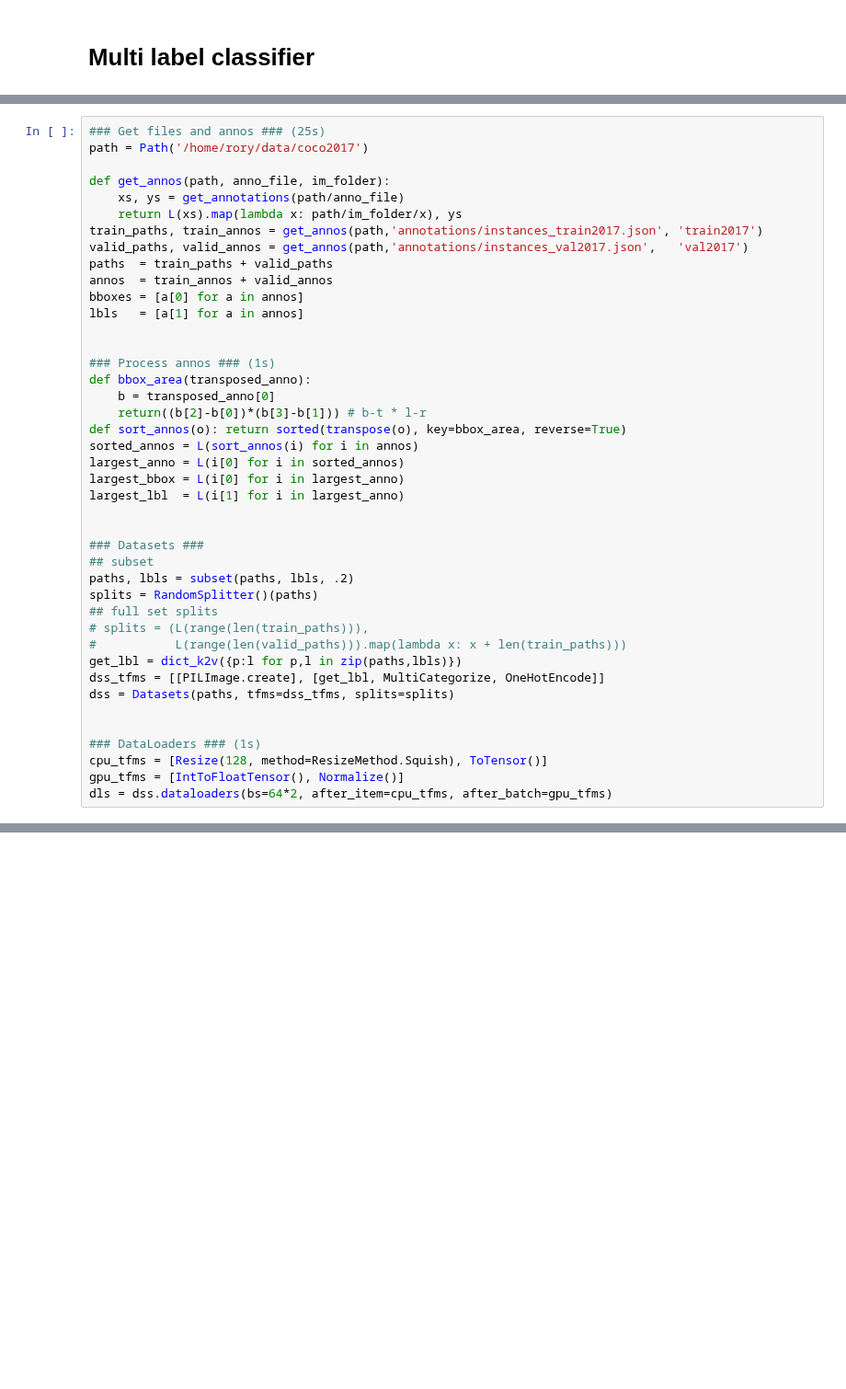
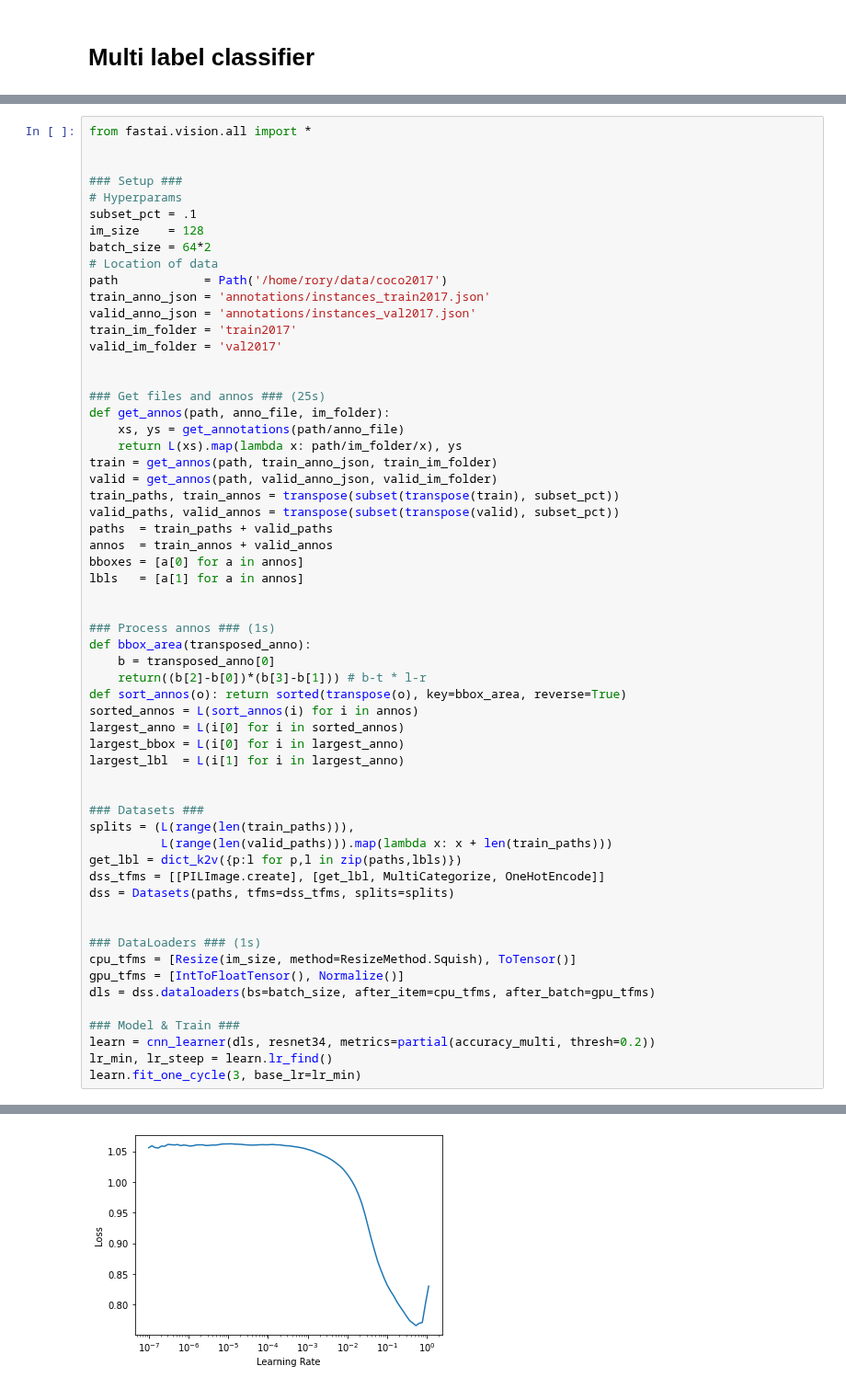
Before and after one commit to mccallion/rory, a Jupyter notebook: _20200923_coco_using_mid_level_api.ipynb, the cells around one changed output, grey strips where cells are left out. Shown at 92% size. Saved outputs shown, nothing was run; the diff lists cells and outputs as text; blank space fills up the shorter version.

Commit message:
Multicat working at 96+ acc

```diff
--- a/_20200923_coco_using_mid_level_api.ipynb
+++ b/_20200923_coco_using_mid_level_api.ipynb
@@ -268,12 +243,28 @@ test_eq(subset(ones, zeros, .66),
 # %%
+from fastai.vision.all import *
+
+
+### Setup ###
+# Hyperparams
+subset_pct = .1
+im_size    = 128
+batch_size = 64*2
+# Location of data
+path            = Path('/home/rory/data/coco2017')
+train_anno_json = 'annotations/instances_train2017.json'
+valid_anno_json = 'annotations/instances_val2017.json'
+train_im_folder = 'train2017'
+valid_im_folder = 'val2017'
+
+
 ### Get files and annos ### (25s)
-path = Path('/home/rory/data/coco2017')
-
 def get_annos(path, anno_file, im_folder):
     xs, ys = get_annotations(path/anno_file)
     return L(xs).map(lambda x: path/im_folder/x), ys
-train_paths, train_annos = get_annos(path,'annotations/instances_train2017.json', 'train2017')
-valid_paths, valid_annos = get_annos(path,'annotations/instances_val2017.json',   'val2017')
+train = get_annos(path, train_anno_json, train_im_folder)
+valid = get_annos(path, valid_anno_json, valid_im_folder)
+train_paths, train_annos = transpose(subset(transpose(train), subset_pct))
+valid_paths, valid_annos = transpose(subset(transpose(valid), subset_pct))
 paths  = train_paths + valid_paths
 annos  = train_annos + valid_annos
 bboxes = [a[0] for a in annos]
@@ -292,18 +283,20 @@ largest_lbl  = L(i[1] for i in largest_anno)
 
 
 ### Datasets ###
-## subset
-paths, lbls = subset(paths, lbls, .2)
-splits = RandomSplitter()(paths)
-## full set splits
-# splits = (L(range(len(train_paths))),
-#           L(range(len(valid_paths))).map(lambda x: x + len(train_paths)))
+splits = (L(range(len(train_paths))),
+          L(range(len(valid_paths))).map(lambda x: x + len(train_paths)))
 get_lbl = dict_k2v({p:l for p,l in zip(paths,lbls)})
 dss_tfms = [[PILImage.create], [get_lbl, MultiCategorize, OneHotEncode]]
 dss = Datasets(paths, tfms=dss_tfms, splits=splits)
 
 
 ### DataLoaders ### (1s)
-cpu_tfms = [Resize(128, method=ResizeMethod.Squish), ToTensor()]
+cpu_tfms = [Resize(im_size, method=ResizeMethod.Squish), ToTensor()]
 gpu_tfms = [IntToFloatTensor(), Normalize()]
-dls = dss.dataloaders(bs=64*2, after_item=cpu_tfms, after_batch=gpu_tfms)
+dls = dss.dataloaders(bs=batch_size, after_item=cpu_tfms, after_batch=gpu_tfms)
+
+### Model & Train ###
+learn = cnn_learner(dls, resnet34, metrics=partial(accuracy_multi, thresh=0.2))
+lr_min, lr_steep = learn.lr_find()
+learn.fit_one_cycle(3, base_lr=lr_min)
+# %% [output]
@@ -309,0 +308 @@ dls = dss.dataloaders(bs=64*2, after_item=cpu_tfms, after_batch=gpu_tfms)
+[figure, added]
```
Also changed, not shown: parts of 13 cells of this notebook.
